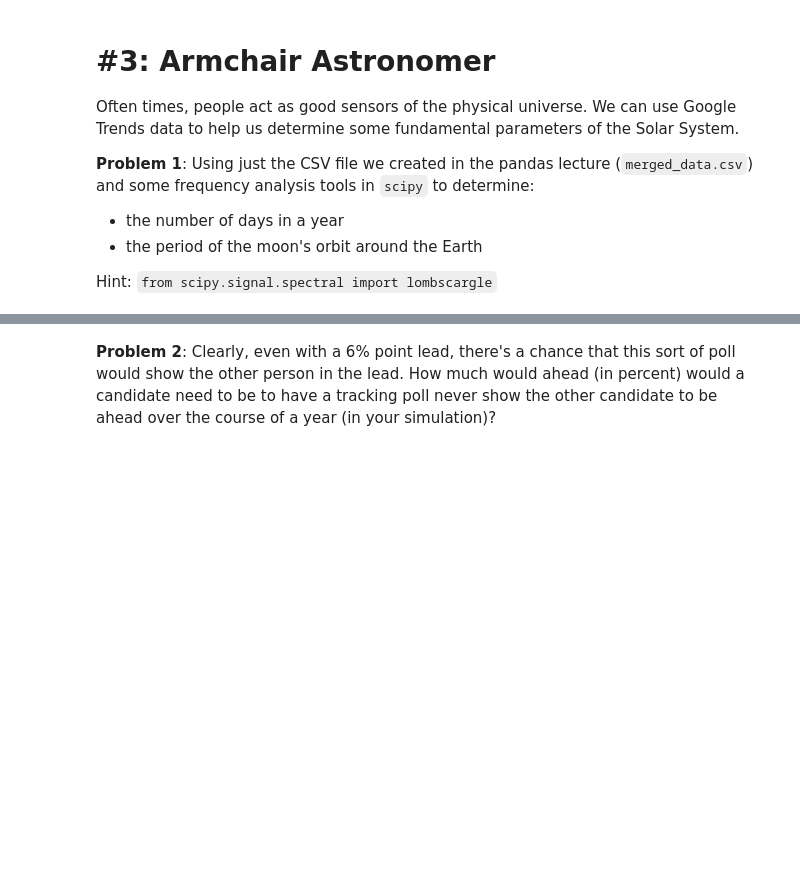
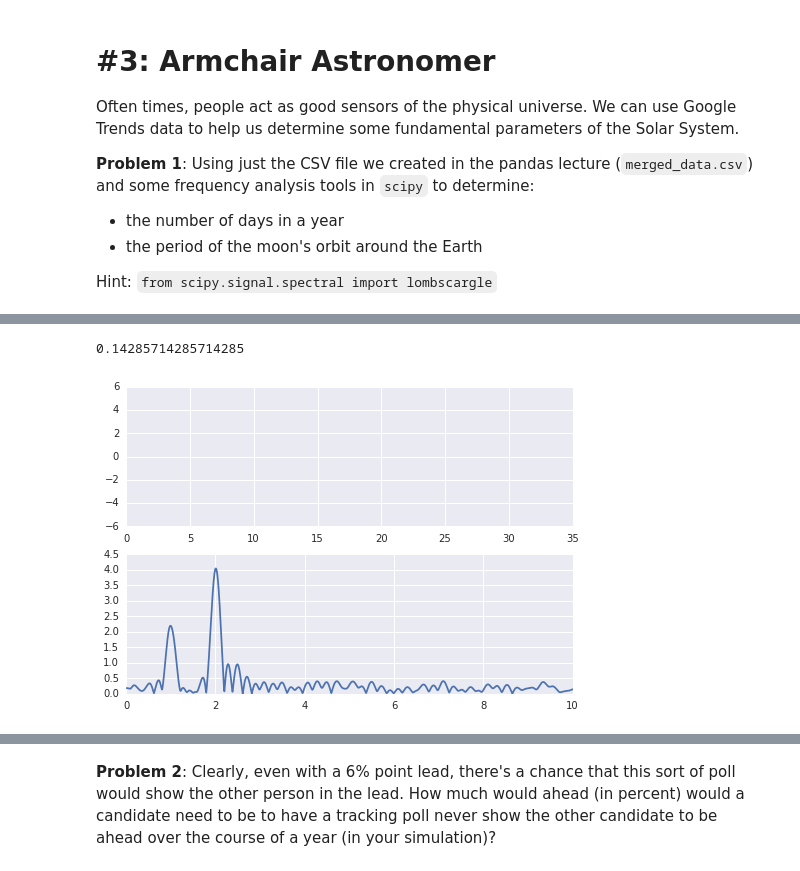
Before and after one commit to yunfanz/AY250HW, a Jupyter notebook: 01/hw_1_assignment.ipynb, the cells around one changed output, grey strips where cells are left out. Cells and saved outputs as stored; diff of their text form; code cells hidden in the pictures; blank space fills up the shorter version.

```diff
--- a/01/hw_1_assignment.ipynb
+++ b/01/hw_1_assignment.ipynb
@@ -369,3 +409,32 @@ from scipy.signal.spectral import lombscargle
+# %%
+1./7
+# %% [output]
+0.14285714285714285
+# %%
+#lombscargle example
+import matplotlib.pyplot as plt
+import seaborn as sns
+A = 2.
+w = 1.
+phi = 0.5 * np.pi
+nin = 10000
+nout = 100000
+frac_points = 0.9 # Fraction of points to select
+r = np.random.rand(nin)
+x = np.linspace(0.01, 10*np.pi, nin)
+x = x[r >= frac_points]
+normval = x.shape[0] # For normalization of the periodogram
+y = A * np.sin(w*x+phi)+ 2*A*np.cos(2*w*x)
+f = np.linspace(0.01, 10, nout)
+import scipy.signal as signal
+pgram = signal.lombscargle(x, y, f)
+plt.subplot(2, 1, 1)
+plt.plot(x, y, 'b+')
+plt.subplot(2, 1, 2)
+plt.plot(f, np.sqrt(4*(pgram/normval)))
+plt.show()
+# %% [output]
+[figure, added]
 # %% [markdown]
 # #4: Reproducing some insights about the Election
 
```
Also changed, not shown: parts of 10 cells of this notebook.
